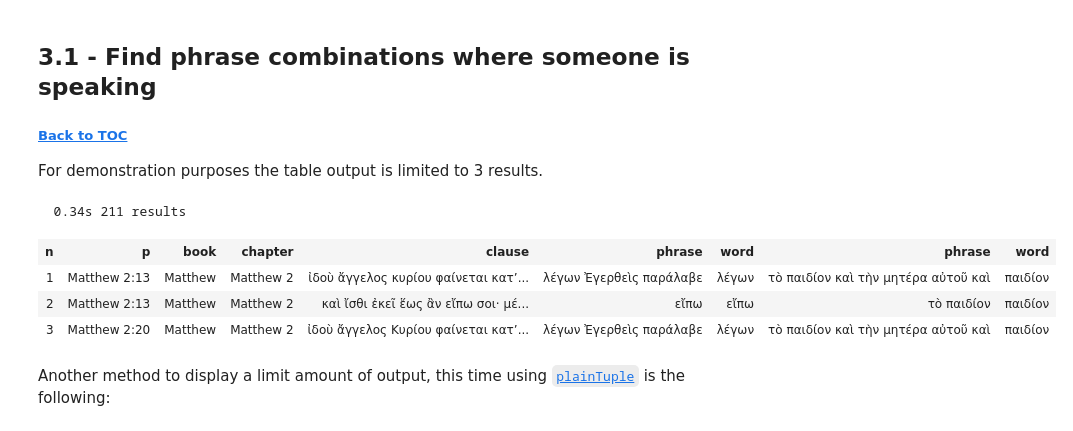
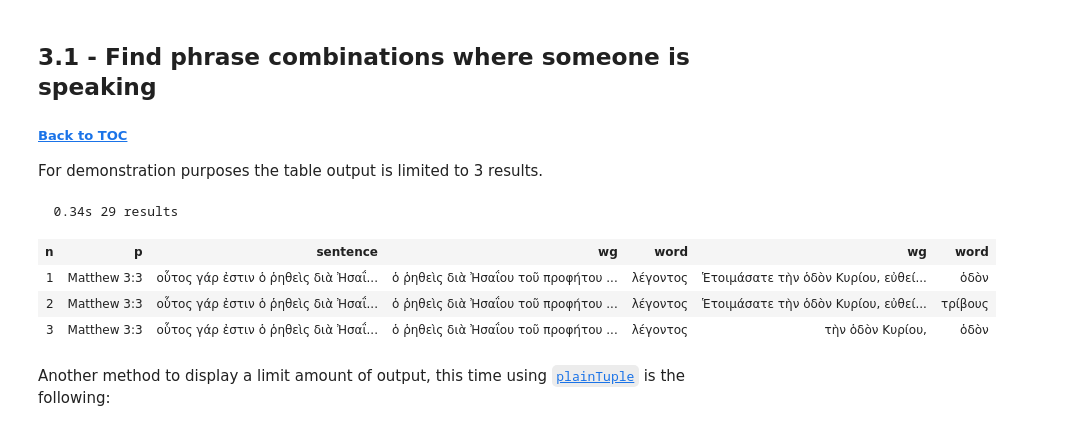
Before and after one commit to tonyjurg/Nestle1904LFT, a Jupyter notebook: docs/usecases/find_objects.ipynb, the cells around one changed output. Cells and saved outputs as stored; diff of their text form; code cells hidden in the pictures.

```diff
--- a/docs/usecases/find_objects.ipynb
+++ b/docs/usecases/find_objects.ipynb
@@ -49,6 +55,6 @@ from tf.fabric import Fabric
 from tf.app import use
 # %%
 # load the N1904 app and data
-N1904 = use ("tonyjurg/Nestle1904LFT", version="0.3", hoist=globals())
+N1904 = use ("tonyjurg/Nestle1904LFT", version="0.6", hoist=globals())
 # %% [output]
 **Locating corpus resources ...**
@@ -96,28 +128,26 @@ Text-Fabric API: names N F E L T S C TF directly usable
 
 For demonstration purposes the table output is limited to 3 results.
 # %%
-# Define the query template
+# Define the query template [still to be fine-tuned!]
 SearchObjectPhrases = '''
-book
-  chapter
-       clause
-         a:phrase phrasefunction=V
-           word lemma=λέγω
-         b:phrase phrasefunction=O
-           word ln~^[12345679]\.
+sentence
+    a:wg wgrole=v|p
+       word lemma=λέγω
+    b:wg wgrole=o
+       word ln~^[12345679]\.
 '''
 
 # The following will create a list containing ordered tuples consisting of node numbers of the items as they appear in the query
 ObjectPhrasesList = N1904.search(SearchObjectPhrases)
 
 # Just print a few of the results in a table
 N1904.table(ObjectPhrasesList, condensed=False, extraFeatures={'lemma'}, end=3)
 # %% [output]
-  0.34s 211 results
+  0.34s 29 results
-| n | p | book | chapter | clause | phrase | word | phrase | word |
-| 1 | Matthew 2:13 | Matthew | Matthew 2 | ἰδοὺ ἄγγελος κυρίου φαίνεται κατ’... | λέγων Ἐγερθεὶς παράλαβε | λέγων | τὸ παιδίον καὶ τὴν μητέρα αὐτοῦ καὶ | παιδίον |
-| 2 | Matthew 2:13 | Matthew | Matthew 2 | καὶ ἴσθι ἐκεῖ ἕως ἂν εἴπω σοι· μέ... | εἴπω | εἴπω | τὸ παιδίον | παιδίον |
-| 3 | Matthew 2:20 | Matthew | Matthew 2 | ἰδοὺ ἄγγελος Κυρίου φαίνεται κατ’... | λέγων Ἐγερθεὶς παράλαβε | λέγων | τὸ παιδίον καὶ τὴν μητέρα αὐτοῦ καὶ | παιδίον |
+| n | p | sentence | wg | word | wg | word |
+| 1 | Matthew 3:3 | οὗτος γάρ ἐστιν ὁ ῥηθεὶς διὰ Ἠσαΐ... | ὁ ῥηθεὶς διὰ Ἠσαΐου τοῦ προφήτου ... | λέγοντος | Ἑτοιμάσατε τὴν ὁδὸν Κυρίου, εὐθεί... | ὁδὸν |
+| 2 | Matthew 3:3 | οὗτος γάρ ἐστιν ὁ ῥηθεὶς διὰ Ἠσαΐ... | ὁ ῥηθεὶς διὰ Ἠσαΐου τοῦ προφήτου ... | λέγοντος | Ἑτοιμάσατε τὴν ὁδὸν Κυρίου, εὐθεί... | τρίβους |
+| 3 | Matthew 3:3 | οὗτος γάρ ἐστιν ὁ ῥηθεὶς διὰ Ἠσαΐ... | ὁ ῥηθεὶς διὰ Ἠσαΐου τοῦ προφήτου ... | λέγοντος | τὴν ὁδὸν Κυρίου, | ὁδὸν |
 # %% [markdown]
 Another method to display a limit amount of output, this time using [`plainTuple`](https://annotation.github.io/text-fabric/tf/advanced/display.html#tf.advanced.display.plainTuple) is the following:
 # %%
```
Also changed, not shown: parts of 7 cells of this notebook, 5 other files.
